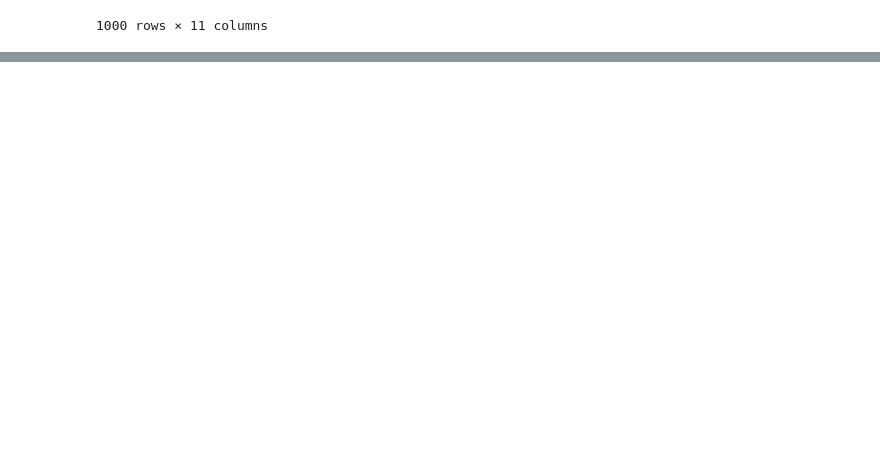
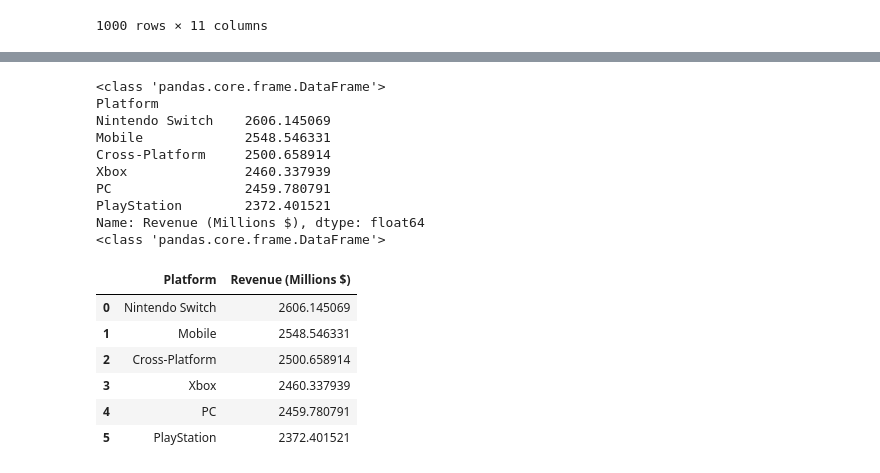
Before and after one commit to tomapasta/first_project, a Jupyter notebook: notebooks/Clean_Data_Ako.ipynb, the cells around one changed output, grey strips where cells are left out. Cells and saved outputs as stored; diff of their text form; code cells hidden in the pictures; blank space fills up the shorter version.

```diff
--- a/notebooks/Clean_Data_Ako.ipynb
+++ b/notebooks/Clean_Data_Ako.ipynb
@@ -93,0 +115,38 @@ cleaned_df
+# %%
+#Q1.Which platform has the highest average revenue per game?
+
+rev_per_game  = cleaned_df_n.groupby(['Platform', 'Game Title'])['Revenue (Millions $)'].mean()
+rev_per_game_df = rev_per_game.reset_index()
+print(type(rev_per_game_df))
+rev_per_game_df.sort_values(by='Revenue (Millions $)', ascending=False)
+rev_per_game_df.head(100)
+
+mean_revenue_sorted = (
+    rev_per_game_df.groupby('Platform')['Revenue (Millions $)']
+    .mean()
+    .sort_values(ascending=False)
+)
+
+print(mean_revenue_sorted)
+
+mean_revenue_sorted_df = mean_revenue_sorted.reset_index()
+print(type(mean_revenue_sorted_df))
+display(mean_revenue_sorted_df)
+# %% [output]
+<class 'pandas.core.frame.DataFrame'>
+Platform
+Nintendo Switch    2606.145069
+Mobile             2548.546331
+Cross-Platform     2500.658914
+Xbox               2460.337939
+PC                 2459.780791
+PlayStation        2372.401521
+Name: Revenue (Millions $), dtype: float64
+<class 'pandas.core.frame.DataFrame'>
+|  | Platform | Revenue (Millions $) |
+| 0 | Nintendo Switch | 2606.145069 |
+| 1 | Mobile | 2548.546331 |
+| 2 | Cross-Platform | 2500.658914 |
+| 3 | Xbox | 2460.337939 |
+| 4 | PC | 2459.780791 |
+| 5 | PlayStation | 2372.401521 |
```
Also changed, not shown: parts of 7 cells of this notebook.
